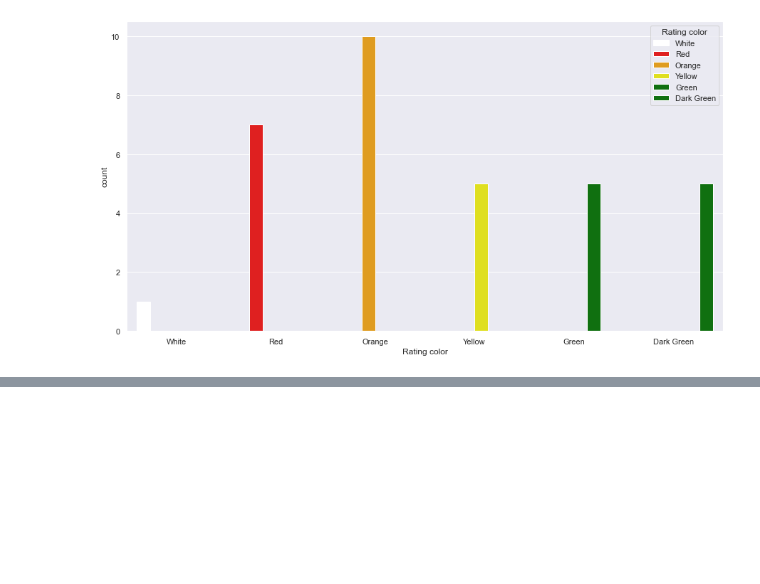
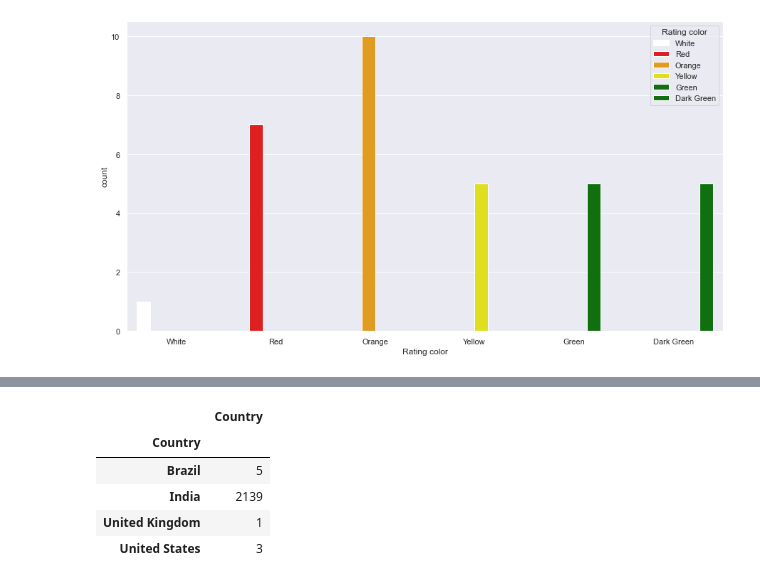
Before and after one commit to ravi0dubey/EDA, a Jupyter notebook: Zomato Dataset Exploratory Data Analysis.ipynb, the cells around one changed output, grey strips where cells are left out. Drawn from its saved outputs; the diff is of its cells as text; code cells hidden in the pictures; blank space fills up the shorter version.

```diff
--- a/Zomato Dataset Exploratory Data Analysis.ipynb
+++ b/Zomato Dataset Exploratory Data Analysis.ipynb
@@ -424,0 +460,9 @@ sns.countplot(x="Rating color", data=ratings,hue="Rating color", palette=['White
+# %%
+pd.DataFrame(df_country_zero_ratings.groupby('Country')['Country'].count())
+# %% [output]
+|  | Country |
+| Country |  |
+| Brazil | 5 |
+| India | 2139 |
+| United Kingdom | 1 |
+| United States | 3 |
```
Also changed, not shown: parts of 5 cells of this notebook.
